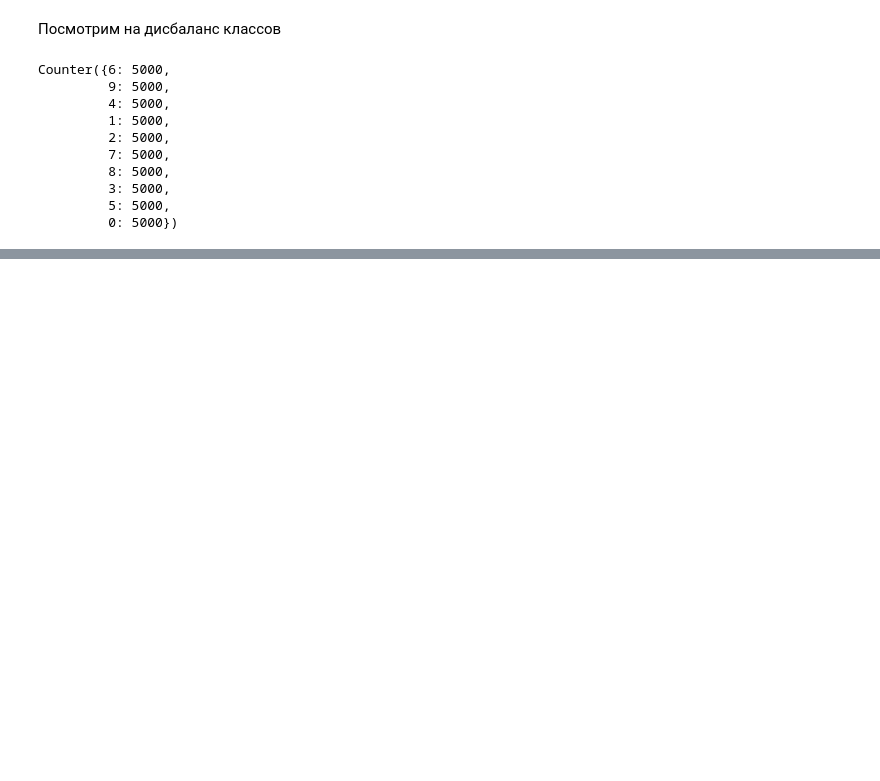
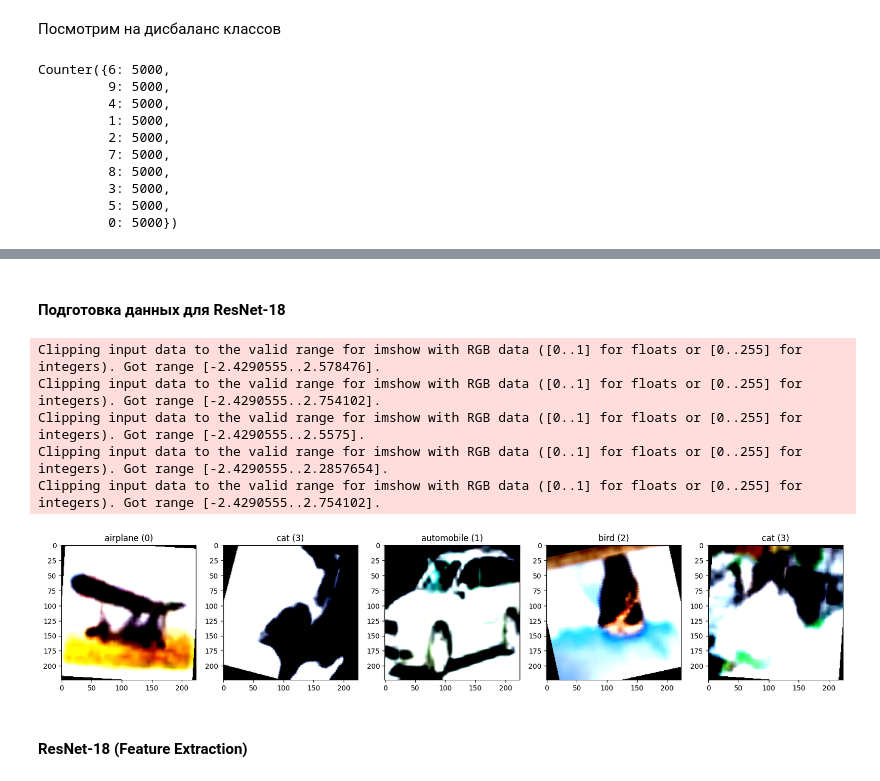
Before and after one commit to vl4xd/pstu-machine-learning-models-and-technologies, a Jupyter notebook: lab_work_5/src/main.ipynb, the cells around one changed output, grey strips where cells are left out. Saved outputs shown, nothing was run; the diff lists cells and outputs as text; code cells hidden in the pictures; blank space fills up the shorter version.

```diff
--- a/lab_work_5/src/main.ipynb
+++ b/lab_work_5/src/main.ipynb
@@ -116,0 +266,20 @@ Clipping input data to the valid range for imshow with RGB data ([0..1] for floa
+# %% [markdown]
+#### Подготовка данных для ResNet-18
+# %%
+transform_train_resnet18 = transforms.Compose([
+    transforms.Resize((224, 224)),
+    transforms.RandomHorizontalFlip(),
+    transforms.RandomVerticalFlip(),
+    transforms.RandomRotation(degrees=15),
+    transforms.ToTensor(),
+    transforms.Normalize(NORMALIZE_MEAN_CIFAR10, NORMALIZE_STD_CIFAR10),
+])
+
+transform_test_resnet18 = transforms.Compose([
+    transforms.Resize((224, 224)),
+    transforms.ToTensor(),
+    transforms.Normalize(NORMALIZE_MEAN_CIFAR10, NORMALIZE_STD_CIFAR10),
+])
+# %%
+train_dataset_resnet18 = CIFAR10(root='./data', train=True, download=False, transform=transform_train_resnet18)
+test_dataset_resnet18 = CIFAR10(root='./data', train=False, download=False, transform=transform_test_resnet18)
@@ -116,0 +294,11 @@ Clipping input data to the valid range for imshow with RGB data ([0..1] for floa
+# %%
+show_images(train_dataset_resnet18, 1, 5, True)
+# %% [output]
+Clipping input data to the valid range for imshow with RGB data ([0..1] for floats or [0..255] for integers). Got range [-2.4290555..2.578476].
+Clipping input data to the valid range for imshow with RGB data ([0..1] for floats or [0..255] for integers). Got range [-2.4290555..2.754102].
+Clipping input data to the valid range for imshow with RGB data ([0..1] for floats or [0..255] for integers). Got range [-2.4290555..2.5575].
+Clipping input data to the valid range for imshow with RGB data ([0..1] for floats or [0..255] for integers). Got range [-2.4290555..2.2857654].
+Clipping input data to the valid range for imshow with RGB data ([0..1] for floats or [0..255] for integers). Got range [-2.4290555..2.754102].
+[figure, added]
+# %% [markdown]
+#### ResNet-18 (Feature Extraction)
```
Also changed, not shown: parts of 36 cells of this notebook, 2 other files.
